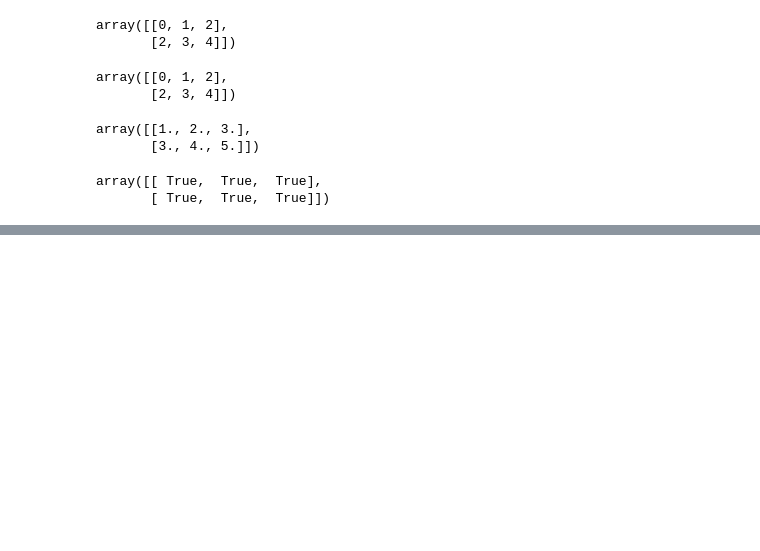
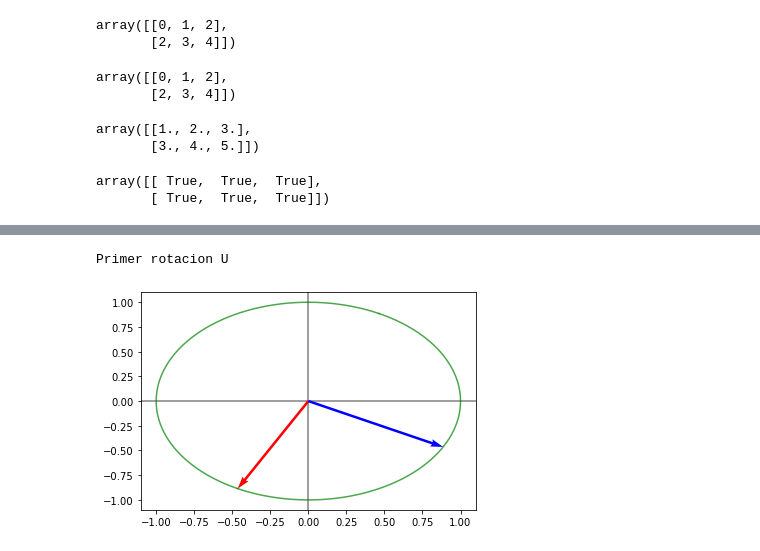
Before and after one commit to LuisReyes98/platzi-algebra-lineal-ml, a Jupyter notebook: 01 - Transformaciones Lineales y Descomposicion de Matrices/05 - Descomponer una matriz no cuadrada - SVD.ipynb, the cells around one changed output, grey strips where cells are left out. Saved outputs shown, nothing was run; the diff lists cells and outputs as text; code cells hidden in the pictures; blank space fills up the shorter version.

```diff
--- a/01 - Transformaciones Lineales y Descomposicion de Matrices/05 - Descomponer una matriz no cuadrada - SVD.ipynb
+++ b/01 - Transformaciones Lineales y Descomposicion de Matrices/05 - Descomponer una matriz no cuadrada - SVD.ipynb
@@ -118,0 +189,6 @@ array([[ True,  True,  True],
+# %%
+print('Primer rotacion U')
+graficarMatriz(U)
+# %% [output]
+Primer rotacion U
+[figure, added]
```
Also changed, not shown: parts of 29 cells of this notebook, 13 other files.
